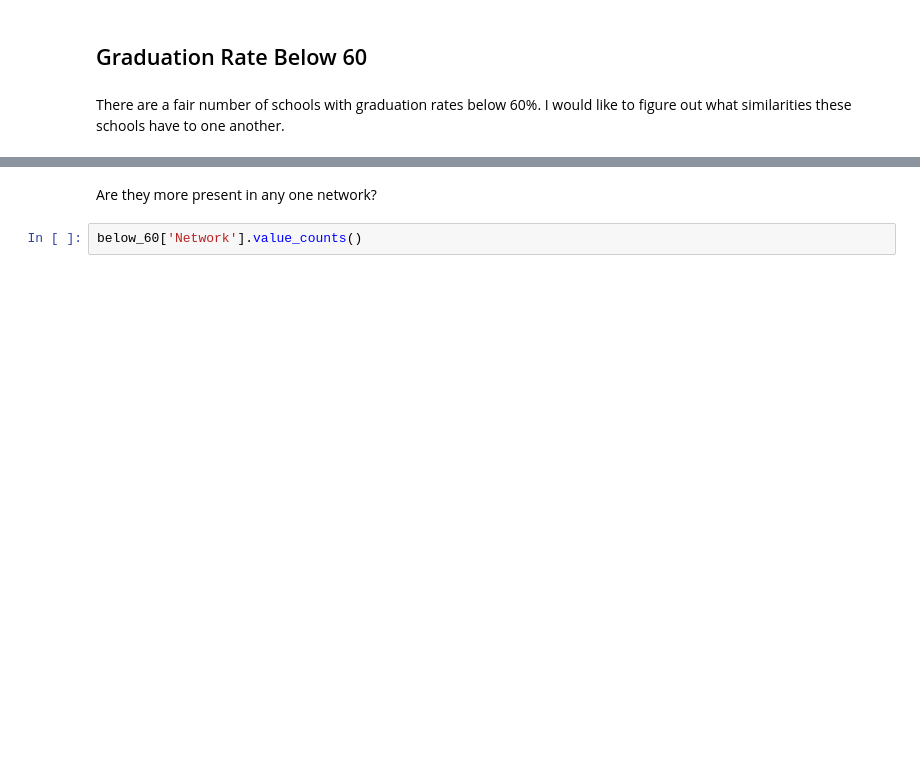
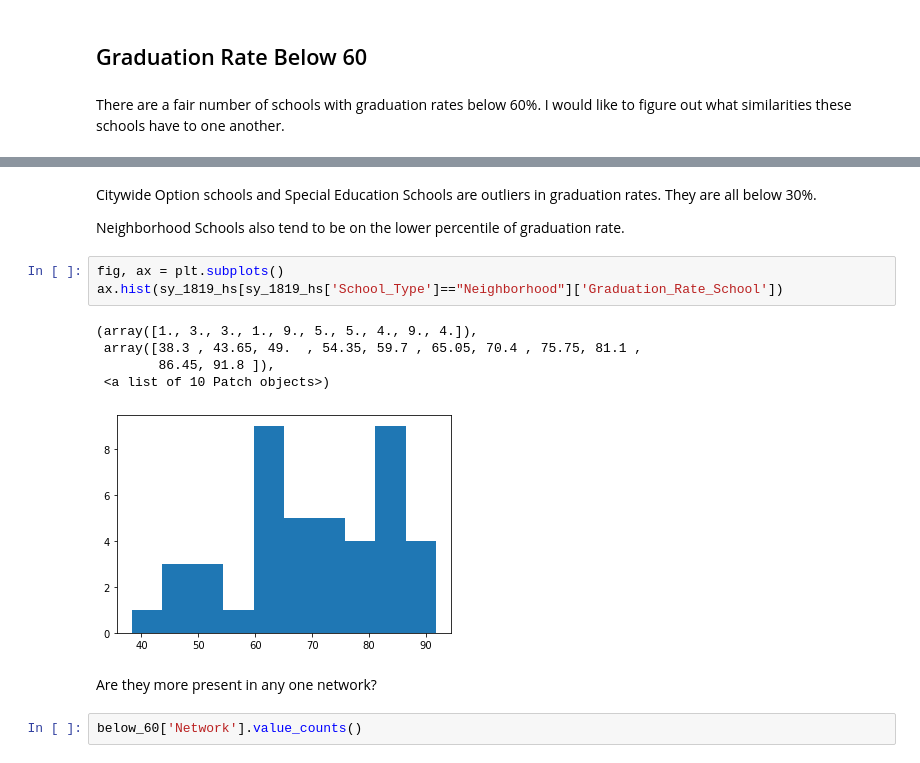
Before and after one commit to j-max/CPS_GradRate_Analysis, a Jupyter notebook: notebooks/eda/eda.ipynb, the cells around one changed output, grey strips where cells are left out. Saved outputs shown, nothing was run; the diff lists cells and outputs as text; blank space fills up the shorter version.

```diff
--- a/notebooks/eda/eda.ipynb
+++ b/notebooks/eda/eda.ipynb
@@ -213,3 +228,16 @@ below_60.head()
+# %% [markdown]
+Citywide Option schools and Special Education Schools are outliers in graduation rates. They are all below 30%.
+
+Neighborhood Schools also tend to be on the lower percentile of graduation rate.
+# %%
+fig, ax = plt.subplots()
+ax.hist(sy_1819_hs[sy_1819_hs['School_Type']=="Neighborhood"]['Graduation_Rate_School'])
+# %% [output]
+(array([1., 3., 3., 1., 9., 5., 5., 4., 9., 4.]),
+ array([38.3 , 43.65, 49.  , 54.35, 59.7 , 65.05, 70.4 , 75.75, 81.1 ,
+        86.45, 91.8 ]),
+ <a list of 10 Patch objects>)
+[figure, added]
 # %% [markdown]
 Are they more present in any one network?
 # %%
```
Also changed, not shown: parts of 29 cells of this notebook, 2 other files.
